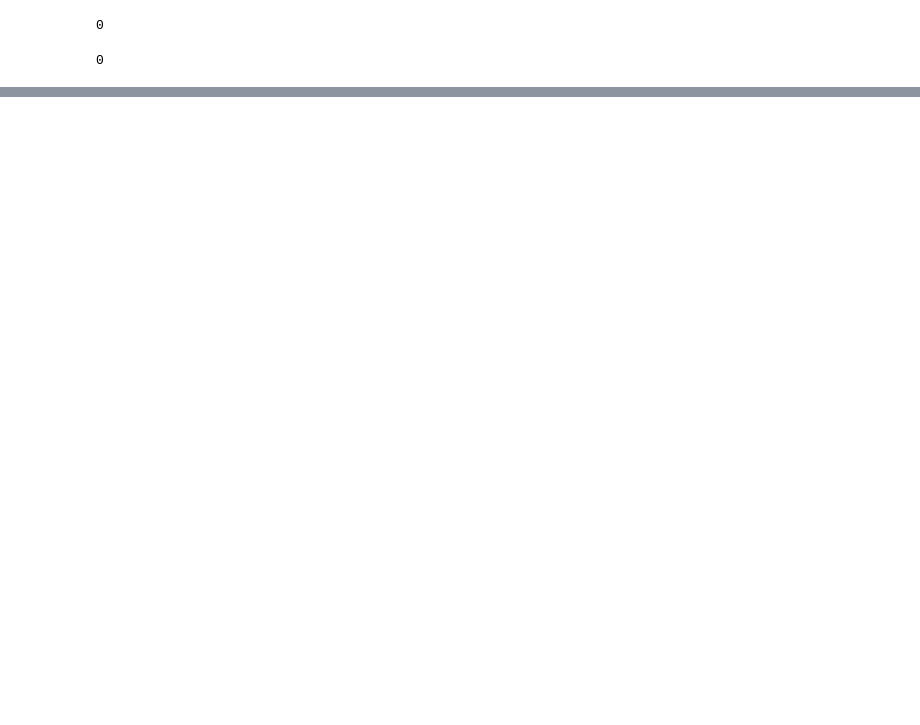
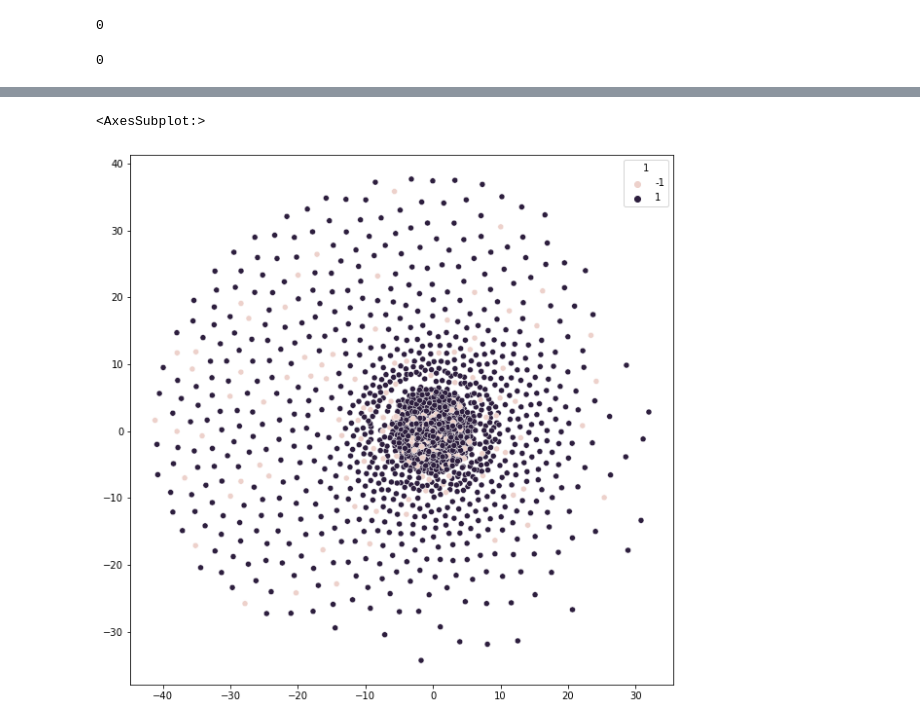
Before and after one commit to mikolaj1244/ML_predict_labels, a Jupyter notebook: EDA.ipynb, the cells around one changed output, grey strips where cells are left out. Saved outputs shown, nothing was run; the diff lists cells and outputs as text; code cells hidden in the pictures; blank space fills up the shorter version.

```diff
--- a/EDA.ipynb
+++ b/EDA.ipynb
@@ -165,0 +86,15 @@ sns.scatterplot(x=X_tsne[:, 0],
+# %%
+pca_tsne = Pipeline([
+    ("ss", StandardScaler()),
+    ("pca", PCA(n_components=0.95, random_state=42)),
+    ("tsne", TSNE(n_components=2, random_state=42,learning_rate=100, perplexity=50))
+])
+pca_tsne = pca_tsne.fit_transform(X)
+fig = plt.figure(figsize=(10, 10))
+sns.scatterplot(x=pca_tsne[:, 0],
+                y=pca_tsne[:, 1],
+                legend=True,
+                hue=y['1'])
+# %% [output]
+<AxesSubplot:>
+[figure, added]
```
Also changed, not shown: parts of 11 cells of this notebook.
